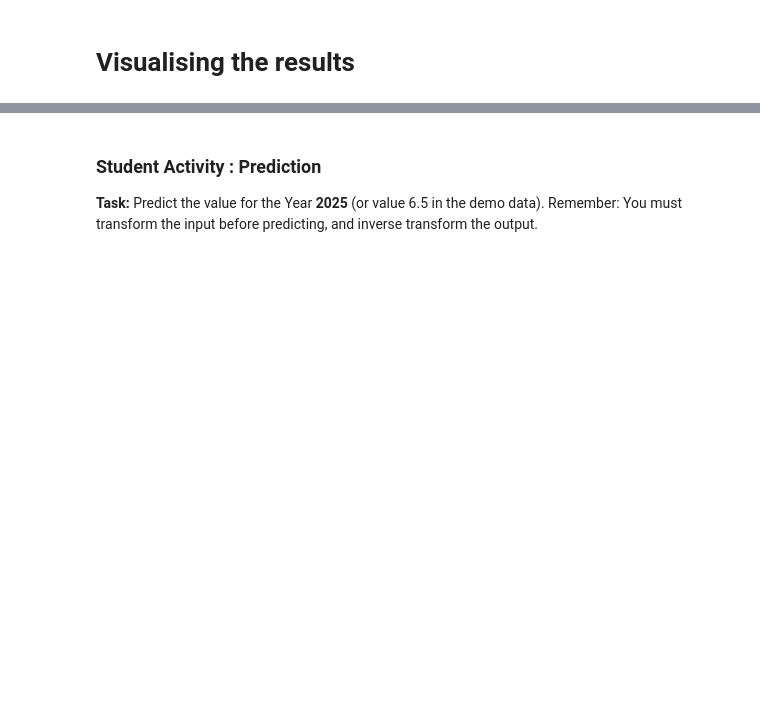
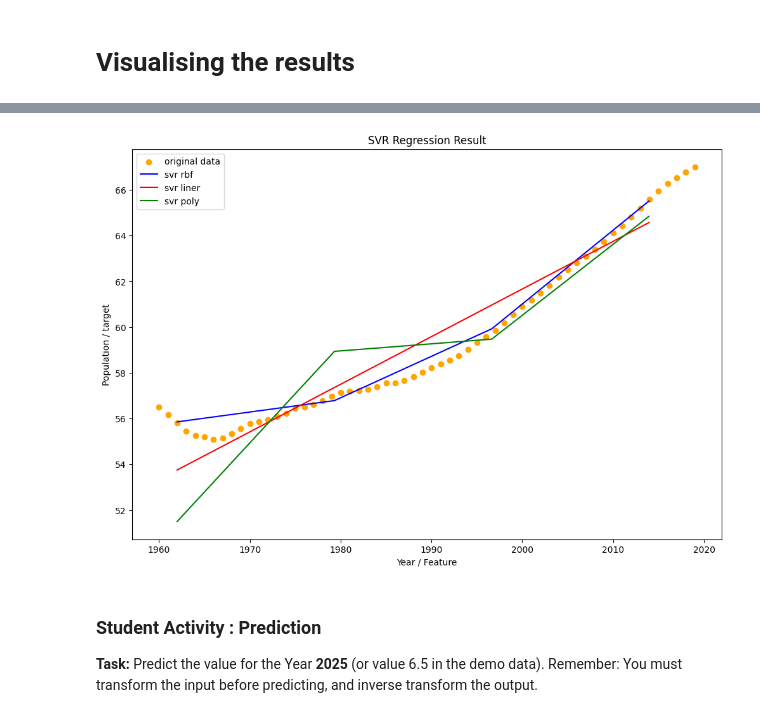
Before and after one commit to NeelHGohel/SEM-6, a Jupyter notebook: Machine Learning & Deep Learning/Lab 05/Lab 05.ipynb, the cells around one changed output, grey strips where cells are left out. Cells and saved outputs as stored; diff of their text form; code cells hidden in the pictures; blank space fills up the shorter version.

```diff
--- a/Machine Learning & Deep Learning/Lab 05/Lab 05.ipynb
+++ b/Machine Learning & Deep Learning/Lab 05/Lab 05.ipynb
@@ -106,3 +220,25 @@ array([57.73445326, 59.30206118, 64.8451716 , 57.99812952, 55.96479236,
+# %%
+plt.figure(figsize=(12,8))
+plt.scatter(x,y,color = 'orange',label = 'original data')
+plt.plot(sc_x.inverse_transform(x_grid),
+         sc_y.inverse_transform(model_rbf.predict(x_grid).reshape(-1,1)),
+         color = 'blue',label = 'svr rbf')
+
+plt.plot(sc_x.inverse_transform(x_grid),
+         sc_y.inverse_transform(model_liner.predict(x_grid).reshape(-1,1)),
+         color = 'red',label = 'svr liner')
+
+plt.plot(sc_x.inverse_transform(x_grid),
+         sc_y.inverse_transform(model_poly.predict(x_grid).reshape(-1,1)),
+         color = 'green',label = 'svr poly')
+
+plt.title('SVR Regression Result')
+plt.xlabel('Year / Feature')
+plt.ylabel('Population / target')
+plt.legend()
+plt.show()
+# %% [output]
+[figure, added]
 # %% [markdown]
 ### **Student Activity : Prediction**
 **Task:** Predict the value for the Year **2025** (or value 6.5 in the demo data).
```
Also changed, not shown: parts of 28 cells of this notebook, 3 other files.
